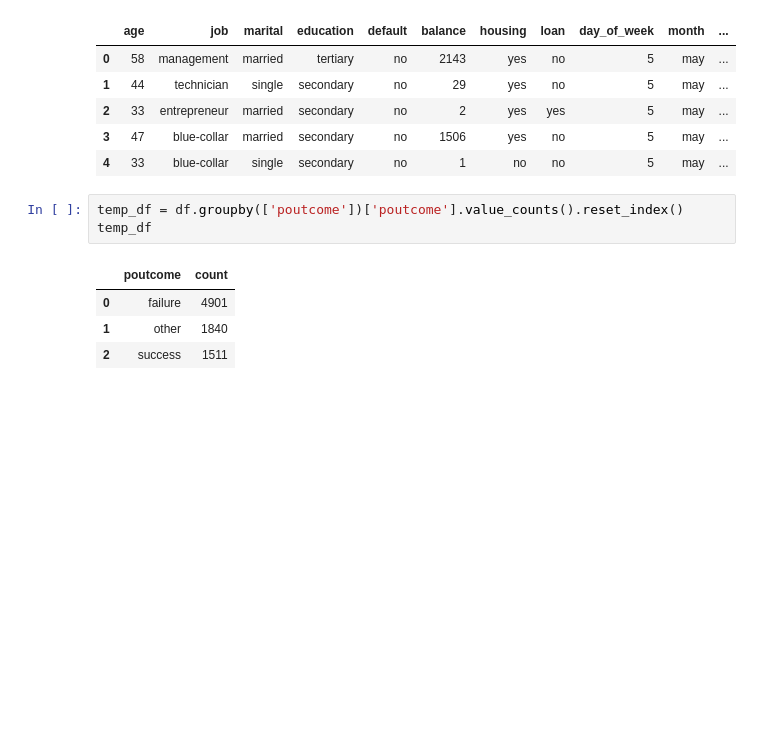
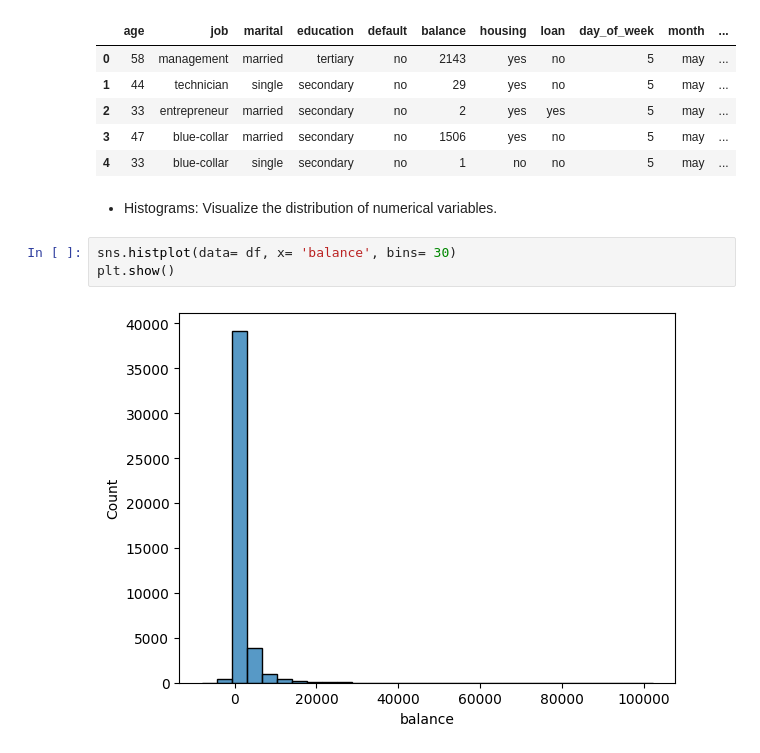
Before and after one commit to Avinash-Tamarapalli/MachineLearning, a Jupyter notebook: SideProjects/BankMarketing.ipynb, the cells around one changed output. Saved outputs shown, nothing was run; the diff lists cells and outputs as text; blank space fills up the shorter version.

```diff
--- a/SideProjects/BankMarketing.ipynb
+++ b/SideProjects/BankMarketing.ipynb
@@ -94,11 +94,10 @@ df.head()
 | 2 | 33 | entrepreneur | married | secondary | no | 2 | yes | yes | 5 | may | ... |
 | 3 | 47 | blue-collar | married | secondary | no | 1506 | yes | no | 5 | may | ... |
 | 4 | 33 | blue-collar | single | secondary | no | 1 | no | no | 5 | may | ... |
-# %%
-temp_df = df.groupby(['poutcome'])['poutcome'].value_counts().reset_index()
-temp_df
-# %% [output]
-|  | poutcome | count |
-| 0 | failure | 4901 |
-| 1 | other | 1840 |
-| 2 | success | 1511 |
+# %% [markdown]
+* Histograms: Visualize the distribution of numerical variables.
+# %%
+sns.histplot(data= df, x= 'balance', bins= 30)
+plt.show()
+# %% [output]
+[figure, added]
```
Also changed, not shown: parts of 9 cells of this notebook, 1 other file.
